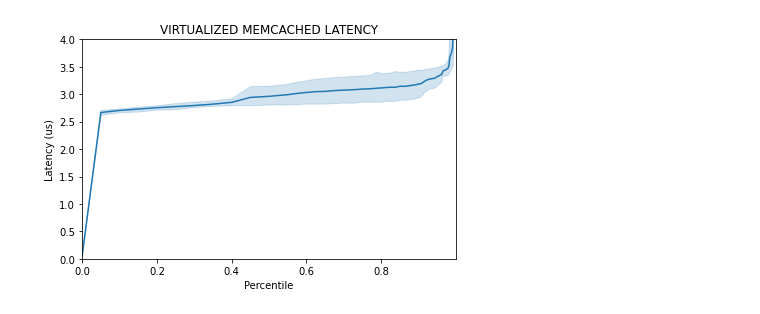
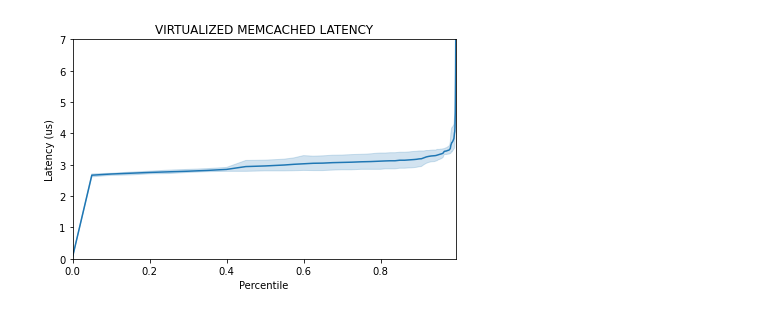
Before and after one commit to ryanbsull/EC601, a Jupyter notebook: latency-graphs.ipynb, the cells around one changed output. Cells and saved outputs as stored; diff of their text form; code cells hidden in the pictures.

Commit message:
added in more graphs for latency as well as throughput table for baseline runs, also added in infographics to be used for presentations TODO: get ABI compliant shortcutted functions working for test

```diff
--- a/latency-graphs.ipynb
+++ b/latency-graphs.ipynb
@@ -33,30 +35,35 @@ def load_data(test_name, run_number=-1,discard_outliers=True):
     for file in files:
         clean_data(file)
         graph = pd.read_csv(file, sep=' ')
-        graph['System'] = group_name[test_name]
+        if run_number >= 0:
+            graph['System'] = 'run{}'.format(run_number)
+        else:
+            graph['System'] = group_name[test_name]
         data.append(graph)
-    return data
+    if(run_number < 0):
+        return data
+    else:
+        return graph
 # %%
+virt_sym = {};
 for i in range(0,4):
     virt_sym[i] = load_data("virt_sym", run_number=i)
 
 virt_sym_all = load_data("virt_sym")
 
 virt_sym_data = pd.concat(virt_sym_all, ignore_index=True)
 
 #memcached_data = pd.concat([], ignore_index=True)
 
 fig = sns.lineplot(y="Value", x="Percentile", data=virt_sym_data)
 
 fig.set(title="VIRTUALIZED MEMCACHED LATENCY")
 
 plt.xlabel('Percentile')
 plt.ylabel('Latency (us)')
-plt.ylim(0,4)
-plt.xlim(0,0.999)
-#plt.xscale("log")
-#plt.xticks(np.logspace(0, 0.999, num=10))
+plt.ylim(0,7)
+plt.xlim(0,0.995)
 plt.tight_layout()
-plt.savefig('plt.png')
+plt.savefig('avg_plt.png')
 # %% [output]
-[figure, old version]
+[figure, new version]
```
Also changed, not shown: parts of 3 cells of this notebook, 13 other files.
